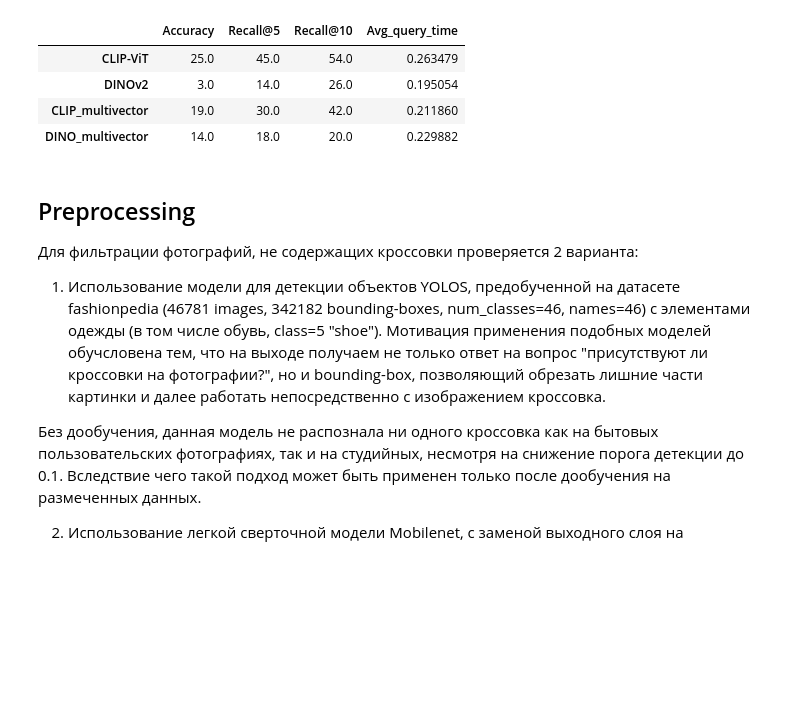
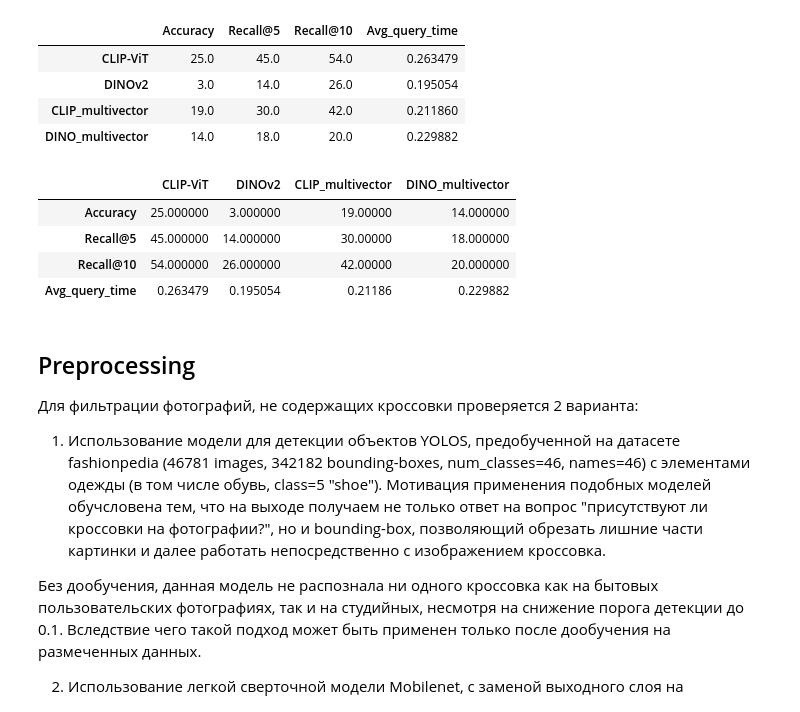
Before and after one commit to InnaBoby/SneakerSearch, a Jupyter notebook: scripts/experiments.ipynb, the cells around one changed output. Saved outputs shown, nothing was run; the diff lists cells and outputs as text; code cells hidden in the pictures; blank space fills up the shorter version.

```diff
--- a/scripts/experiments.ipynb
+++ b/scripts/experiments.ipynb
@@ -515,6 +515,22 @@ Unprocessable:  0
 | DINOv2 | 3.0 | 14.0 | 26.0 | 0.195054 |
 | CLIP_multivector | 19.0 | 30.0 | 42.0 | 0.211860 |
 | DINO_multivector | 14.0 | 18.0 | 20.0 | 0.229882 |
+# %%
+pd.DataFrame(
+    data={
+        "CLIP-ViT" : [accuracy_clip, recall_5_clip, recall_10_clip, avg_query_time_clip],
+        "DINOv2": [accuracy_dino, recall_5_dino, recall_10_dino, avg_query_time_dino],
+        "CLIP_multivector" : [accuracy_clip_multivectors, recall_5_clip_multivectors, recall_10_clip_multivectors,avg_query_time_clip_multivectors],
+        "DINO_multivector": [accuracy_dino_multivectors, recall_5_dino_multivectors, recall_10_dino_multivectors, avg_query_time_dino_multivectors]
+    },
+    index = ["Accuracy", "Recall@5", "Recall@10", "Avg_query_time"]
+)
+# %% [output]
+|  | CLIP-ViT | DINOv2 | CLIP_multivector | DINO_multivector |
+| Accuracy | 25.000000 | 3.000000 | 19.00000 | 14.000000 |
+| Recall@5 | 45.000000 | 14.000000 | 30.00000 | 18.000000 |
+| Recall@10 | 54.000000 | 26.000000 | 42.00000 | 20.000000 |
+| Avg_query_time | 0.263479 | 0.195054 | 0.21186 | 0.229882 |
 # %% [markdown]
 ## Preprocessing
 
```
Also changed, not shown: 1 other file.
